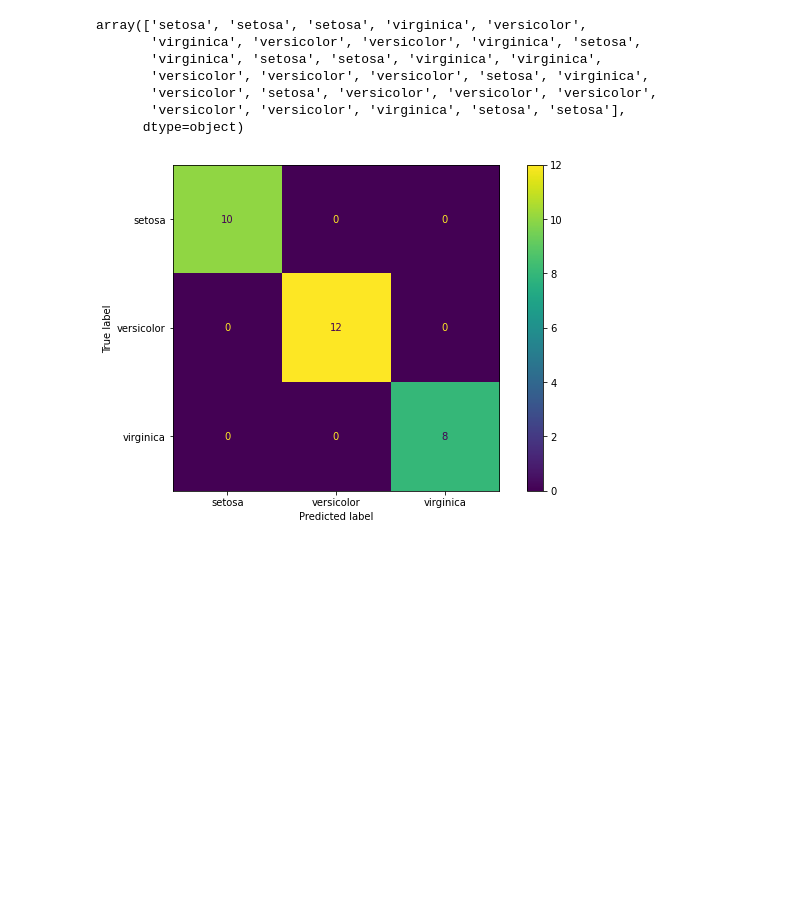
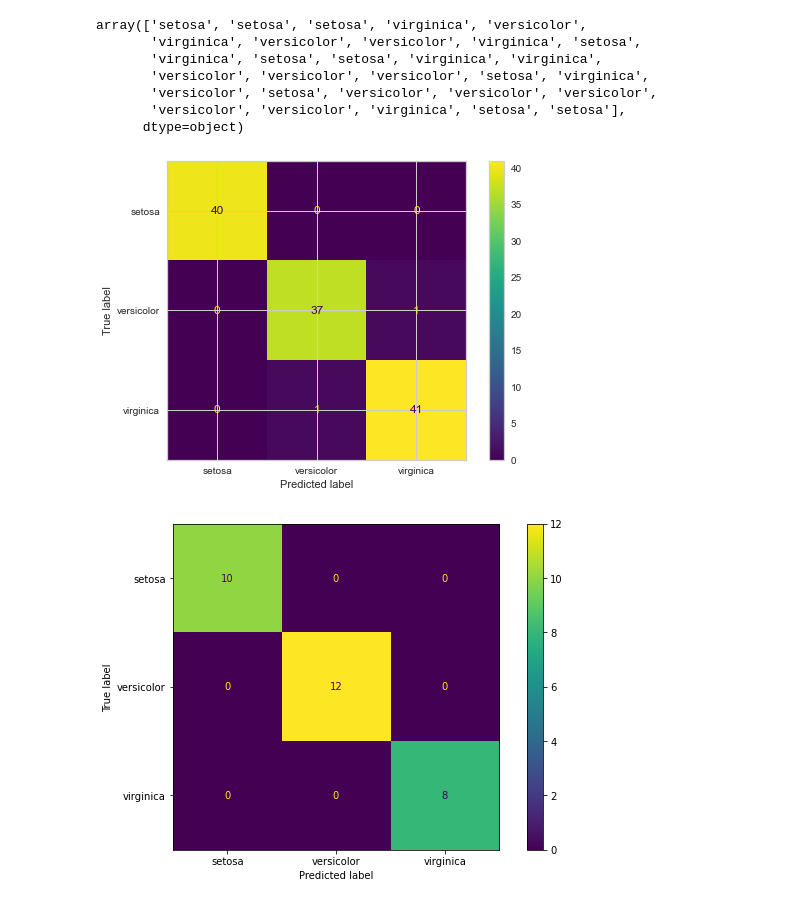
Before and after one commit to veyselaytekin1/Machine_Learning, a Jupyter notebook: Techpro_course/Logistic_Regression/iris_Logistic_Regression_MultiClass-(iris.csv)_Inclass.ipynb, the cells around one changed output. Cells and saved outputs as stored; diff of their text form; code cells hidden in the pictures; blank space fills up the shorter version.

```diff
--- a/Techpro_course/Logistic_Regression/iris_Logistic_Regression_MultiClass-(iris.csv)_Inclass.ipynb
+++ b/Techpro_course/Logistic_Regression/iris_Logistic_Regression_MultiClass-(iris.csv)_Inclass.ipynb
@@ -346,6 +346,11 @@ array(['setosa', 'setosa', 'setosa', 'virginica', 'versicolor',
        'versicolor', 'setosa', 'versicolor', 'versicolor', 'versicolor',
        'versicolor', 'versicolor', 'virginica', 'setosa', 'setosa'],
       dtype=object)
+# %%
+plot_confusion_matrix(grid_model, X_train_scaled, y_train)
+plt.show()
+# %% [output]
+[figure, added]
 # %%
 plot_confusion_matrix(grid_model, X_test_scaled, y_test)
 plt.show()
```
Also changed, not shown: parts of 3 cells of this notebook, 11 other files.
